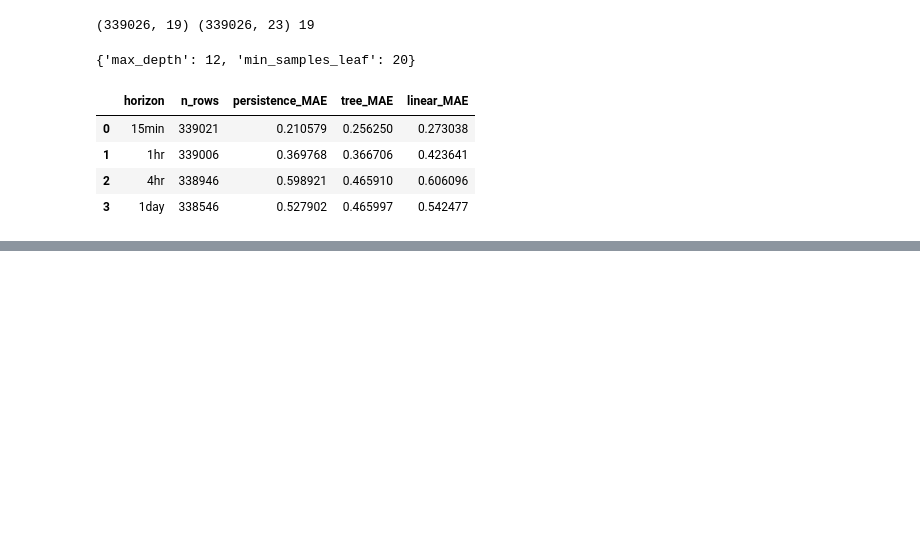
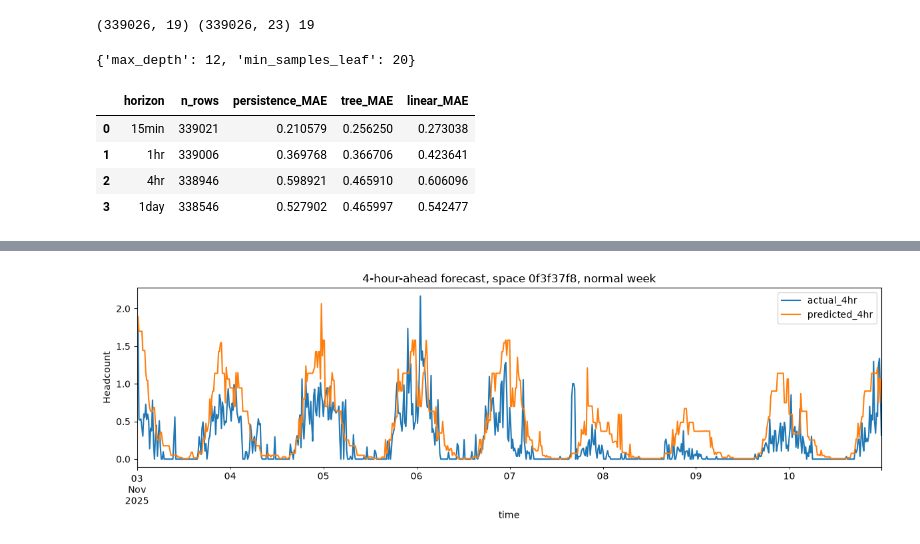
Before and after one commit to OscarPayne28/3001-OCCUPANCY-PROJECT, a Jupyter notebook: notebooks/02_modelling.ipynb, the cells around one changed output, grey strips where cells are left out. Cells and saved outputs as stored; diff of their text form; code cells hidden in the pictures; blank space fills up the shorter version.

```diff
--- a/notebooks/02_modelling.ipynb
+++ b/notebooks/02_modelling.ipynb
@@ -630,0 +656,29 @@ pd.DataFrame(results)
+# %%
+h = 16  # 4hr horizon
+target = raw.groupby("space")["headcount"].shift(-h)
+valid = target.notna()
+
+X_all, y_all = encoded.loc[valid, feature_cols], target[valid]
+cutoff_h = encoded.loc[valid, "time"].quantile(0.8)
+is_train = encoded.loc[valid, "time"] < cutoff_h
+
+tree_4hr = DecisionTreeRegressor(**search.best_params_, random_state=0)
+tree_4hr.fit(X_all[is_train], y_all[is_train])
+
+plot_df = raw.loc[valid].copy()
+plot_df["actual_4hr"] = y_all
+plot_df["predicted_4hr"] = tree_4hr.predict(X_all)
+
+sid = plot_df["space"].iloc[0]
+sub = plot_df[(plot_df["space"] == sid) & (~is_train)]
+week = sub.set_index("time")[["actual_4hr", "predicted_4hr"]].loc["2025-11-03":"2025-11-10"]
+
+fig, ax = plt.subplots(figsize=(12, 4))
+week.plot(ax=ax)
+ax.set_ylabel("Headcount")
+ax.set_title(f"4-hour-ahead forecast, space {sid}, normal week")
+plt.tight_layout()
+plt.savefig("../report/prediction_vs_actual_4hr.png", dpi=150)
+plt.show()
+# %% [output]
+[figure, added]
```
Also changed, not shown: parts of 5 cells of this notebook, 5 other files.
